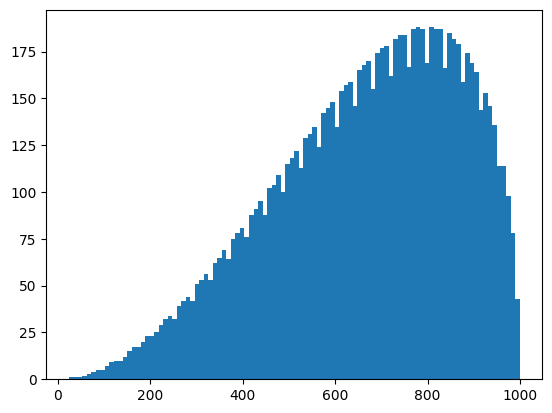
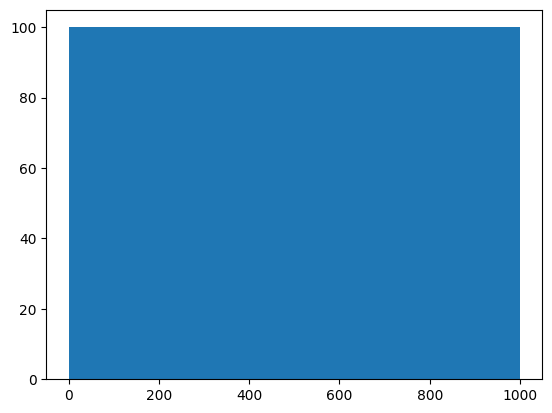
The change to this notebook cell's code, shown as a diff; its figure went from the first image to the second:
--- before
+++ after
@@ -4,5 +4,5 @@
 from core.loss import get_multirank_stratified_random_timesteps
 
-_ = plt.hist(get_multirank_stratified_random_timesteps(10000, device='cpu', alpha=3, beta=1.5
+_ = plt.hist(get_multirank_stratified_random_timesteps(10000, device='cpu', distribution='uniform', alpha=3, beta=1.5
 
                                                        ), bins=100)

Commit: checkpoint